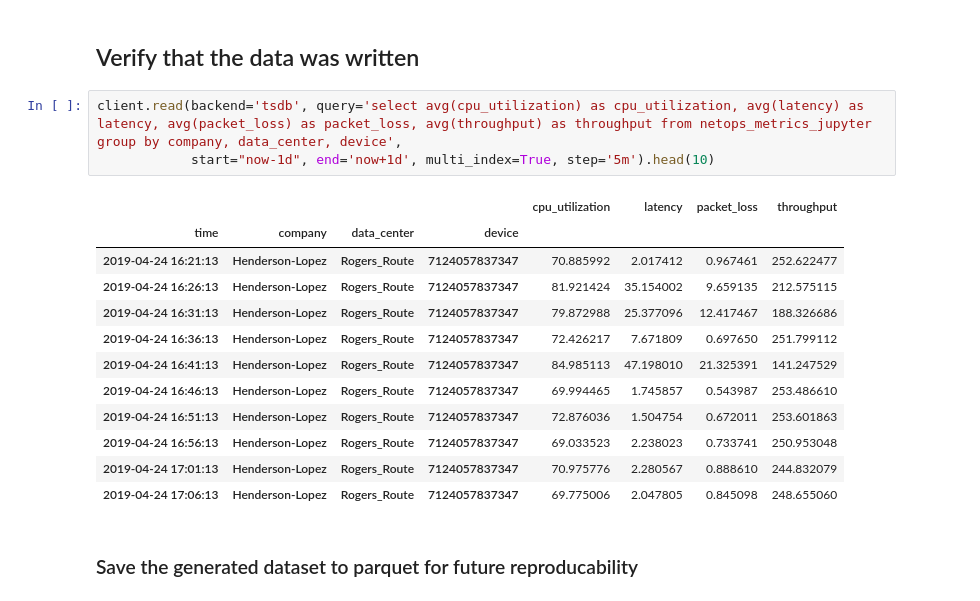
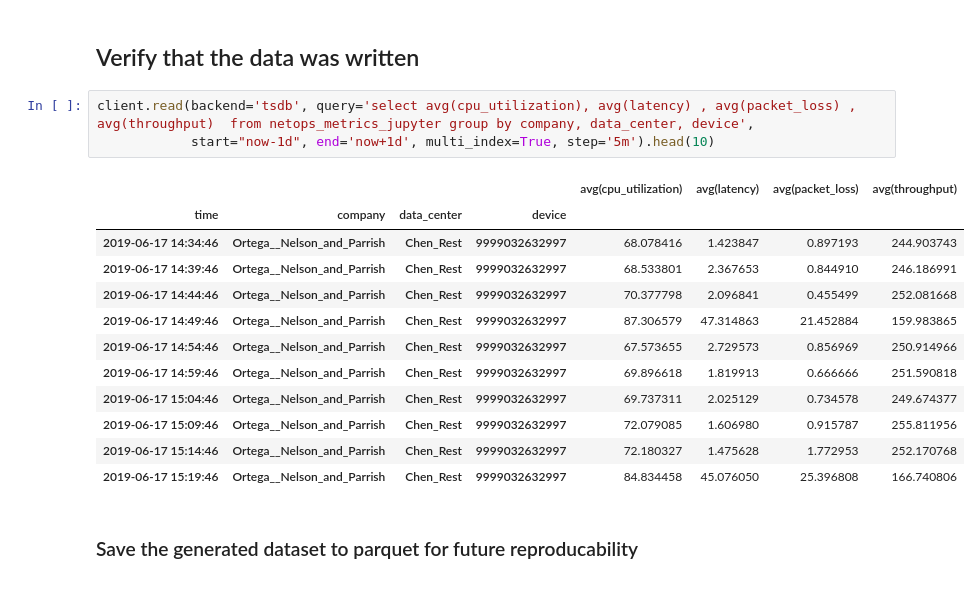
Before and after one commit to v3io/tutorials, a Jupyter notebook: demos/netops/01-generator.ipynb, the cells around one changed output. Drawn from its saved outputs; the diff is of its cells as text.

Commit message:
Remove alias in tsdb query and grafana datasource

```diff
--- a/demos/netops/01-generator.ipynb
+++ b/demos/netops/01-generator.ipynb
@@ -174,21 +174,21 @@ client.write(backend='tsdb', table='netops_metrics_jupyter', dfs=df)
 # %% [markdown]
 ## Verify that the data was written
 # %%
-client.read(backend='tsdb', query='select avg(cpu_utilization) as cpu_utilization, avg(latency) as latency, avg(packet_loss) as packet_loss, avg(throughput) as throughput from netops_metrics_jupyter group by company, data_center, device',
+client.read(backend='tsdb', query='select avg(cpu_utilization), avg(latency) , avg(packet_loss) , avg(throughput)  from netops_metrics_jupyter group by company, data_center, device',
             start="now-1d", end='now+1d', multi_index=True, step='5m').head(10)
 # %% [output]
-|  |  |  |  | cpu_utilization | latency | packet_loss | throughput |
+|  |  |  |  | avg(cpu_utilization) | avg(latency) | avg(packet_loss) | avg(throughput) |
 | time | company | data_center | device |  |  |  |  |
-| 2019-04-24 16:21:13 | Henderson-Lopez | Rogers_Route | 7124057837347 | 70.885992 | 2.017412 | 0.967461 | 252.622477 |
-| 2019-04-24 16:26:13 | Henderson-Lopez | Rogers_Route | 7124057837347 | 81.921424 | 35.154002 | 9.659135 | 212.575115 |
-| 2019-04-24 16:31:13 | Henderson-Lopez | Rogers_Route | 7124057837347 | 79.872988 | 25.377096 | 12.417467 | 188.326686 |
-| 2019-04-24 16:36:13 | Henderson-Lopez | Rogers_Route | 7124057837347 | 72.426217 | 7.671809 | 0.697650 | 251.799112 |
-| 2019-04-24 16:41:13 | Henderson-Lopez | Rogers_Route | 7124057837347 | 84.985113 | 47.198010 | 21.325391 | 141.247529 |
-| 2019-04-24 16:46:13 | Henderson-Lopez | Rogers_Route | 7124057837347 | 69.994465 | 1.745857 | 0.543987 | 253.486610 |
-| 2019-04-24 16:51:13 | Henderson-Lopez | Rogers_Route | 7124057837347 | 72.876036 | 1.504754 | 0.672011 | 253.601863 |
-| 2019-04-24 16:56:13 | Henderson-Lopez | Rogers_Route | 7124057837347 | 69.033523 | 2.238023 | 0.733741 | 250.953048 |
-| 2019-04-24 17:01:13 | Henderson-Lopez | Rogers_Route | 7124057837347 | 70.975776 | 2.280567 | 0.888610 | 244.832079 |
-| 2019-04-24 17:06:13 | Henderson-Lopez | Rogers_Route | 7124057837347 | 69.775006 | 2.047805 | 0.845098 | 248.655060 |
+| 2019-06-17 14:34:46 | Ortega__Nelson_and_Parrish | Chen_Rest | 9999032632997 | 68.078416 | 1.423847 | 0.897193 | 244.903743 |
+| 2019-06-17 14:39:46 | Ortega__Nelson_and_Parrish | Chen_Rest | 9999032632997 | 68.533801 | 2.367653 | 0.844910 | 246.186991 |
+| 2019-06-17 14:44:46 | Ortega__Nelson_and_Parrish | Chen_Rest | 9999032632997 | 70.377798 | 2.096841 | 0.455499 | 252.081668 |
+| 2019-06-17 14:49:46 | Ortega__Nelson_and_Parrish | Chen_Rest | 9999032632997 | 87.306579 | 47.314863 | 21.452884 | 159.983865 |
+| 2019-06-17 14:54:46 | Ortega__Nelson_and_Parrish | Chen_Rest | 9999032632997 | 67.573655 | 2.729573 | 0.856969 | 250.914966 |
+| 2019-06-17 14:59:46 | Ortega__Nelson_and_Parrish | Chen_Rest | 9999032632997 | 69.896618 | 1.819913 | 0.666666 | 251.590818 |
+| 2019-06-17 15:04:46 | Ortega__Nelson_and_Parrish | Chen_Rest | 9999032632997 | 69.737311 | 2.025129 | 0.734578 | 249.674377 |
+| 2019-06-17 15:09:46 | Ortega__Nelson_and_Parrish | Chen_Rest | 9999032632997 | 72.079085 | 1.606980 | 0.915787 | 255.811956 |
+| 2019-06-17 15:14:46 | Ortega__Nelson_and_Parrish | Chen_Rest | 9999032632997 | 72.180327 | 1.475628 | 1.772953 | 252.170768 |
+| 2019-06-17 15:19:46 | Ortega__Nelson_and_Parrish | Chen_Rest | 9999032632997 | 84.834458 | 45.076050 | 25.396808 | 166.740806 |
 # %% [markdown]
 ### Save the generated dataset to parquet for future reproducability
 # %%
```
Also changed, not shown: parts of 8 cells of this notebook, 1 other file.
